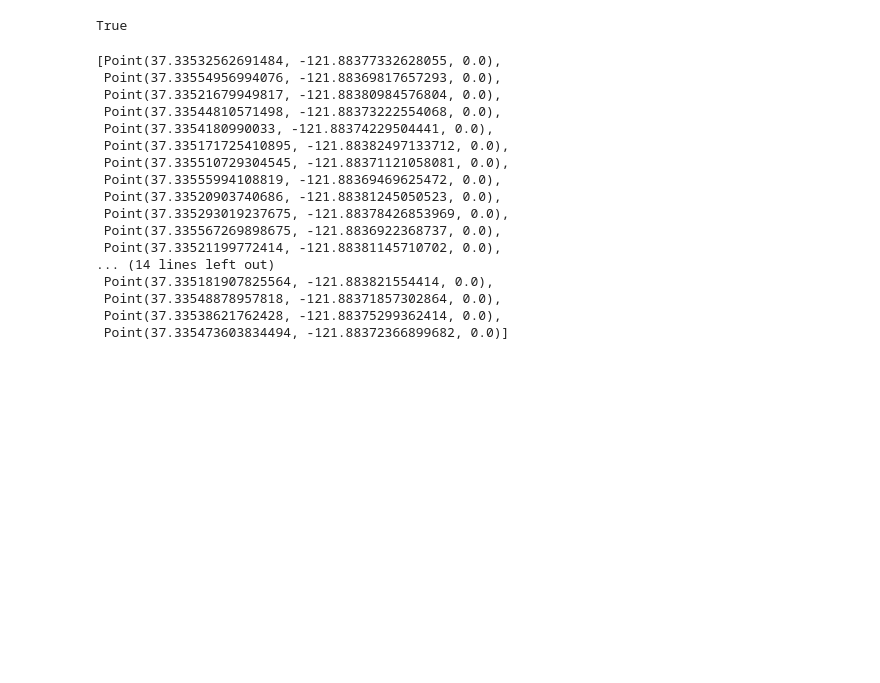
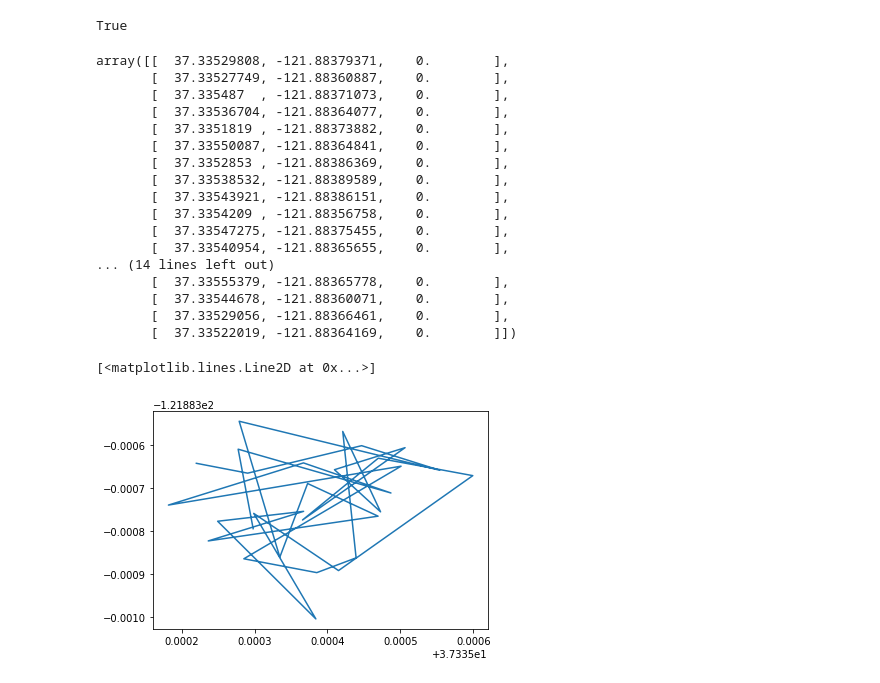
Before and after one commit to tomasz-lewicki/traveling-salesdrone, a Jupyter notebook: 00.Generate_random_geopoints.ipynb, the cells around one changed output. Drawn from its saved outputs; the diff is of its cells as text; code cells hidden in the pictures; blank space fills up the shorter version.

```diff
--- a/00.Generate_random_geopoints.ipynb
+++ b/00.Generate_random_geopoints.ipynb
@@ -15,7 +15,7 @@ def translate_point(origin, dx, dy): # dx, dy in meters
     # move by x
     left_upper = dist_x.destination(point=origin, bearing=SPACE_AZIMUTH)
     # move by y
-    dest = dist_x.destination(point=left_upper, bearing=SPACE_AZIMUTH+90)
+    dest = dist_y.destination(point=left_upper, bearing=SPACE_AZIMUTH+90)
     return dest
 # %%
 translate_point(origin, 0, 0) == origin
@@ -25,24 +25,30 @@ True
 import numpy as np
 points_metric = np.random.rand(30,2)*40 # generate 30 points in range (0-40)
 # %%
-points_geo = [translate_point(origin, dx, dy) for (dx, dy) in points_metric]
+points_geo = np.array([list(translate_point(origin, dx, dy)) for (dx, dy) in points_metric])
 # %%
 points_geo
 # %% [output]
-[Point(37.33532562691484, -121.88377332628055, 0.0),
- Point(37.33554956994076, -121.88369817657293, 0.0),
- Point(37.33521679949817, -121.88380984576804, 0.0),
- Point(37.33544810571498, -121.88373222554068, 0.0),
- Point(37.3354180990033, -121.88374229504441, 0.0),
- Point(37.335171725410895, -121.88382497133712, 0.0),
- Point(37.335510729304545, -121.88371121058081, 0.0),
- Point(37.33555994108819, -121.88369469625472, 0.0),
- Point(37.33520903740686, -121.88381245050523, 0.0),
- Point(37.335293019237675, -121.88378426853969, 0.0),
- Point(37.335567269898675, -121.8836922368737, 0.0),
- Point(37.33521199772414, -121.88381145710702, 0.0),
+array([[  37.33529808, -121.88379371,    0.        ],
+       [  37.33527749, -121.88360887,    0.        ],
+       [  37.335487  , -121.88371073,    0.        ],
+       [  37.33536704, -121.88364077,    0.        ],
+       [  37.3351819 , -121.88373882,    0.        ],
+       [  37.33550087, -121.88364841,    0.        ],
+       [  37.3352853 , -121.88386369,    0.        ],
+       [  37.33538532, -121.88389589,    0.        ],
+       [  37.33543921, -121.88386151,    0.        ],
+       [  37.3354209 , -121.88356758,    0.        ],
+       [  37.33547275, -121.88375455,    0.        ],
+       [  37.33540954, -121.88365655,    0.        ],
 ... (14 lines left out)
- Point(37.335181907825564, -121.883821554414, 0.0),
- Point(37.33548878957818, -121.88371857302864, 0.0),
- Point(37.33538621762428, -121.88375299362414, 0.0),
- Point(37.335473603834494, -121.88372366899682, 0.0)]
+       [  37.33555379, -121.88365778,    0.        ],
+       [  37.33544678, -121.88360071,    0.        ],
+       [  37.33529056, -121.88366461,    0.        ],
+       [  37.33522019, -121.88364169,    0.        ]])
+# %%
+import matplotlib.pyplot as plt
+plt.plot(points_geo[:,0],points_geo[:,1])
+# %% [output]
+[<matplotlib.lines.Line2D at 0x...>]
+[figure, added]
```
